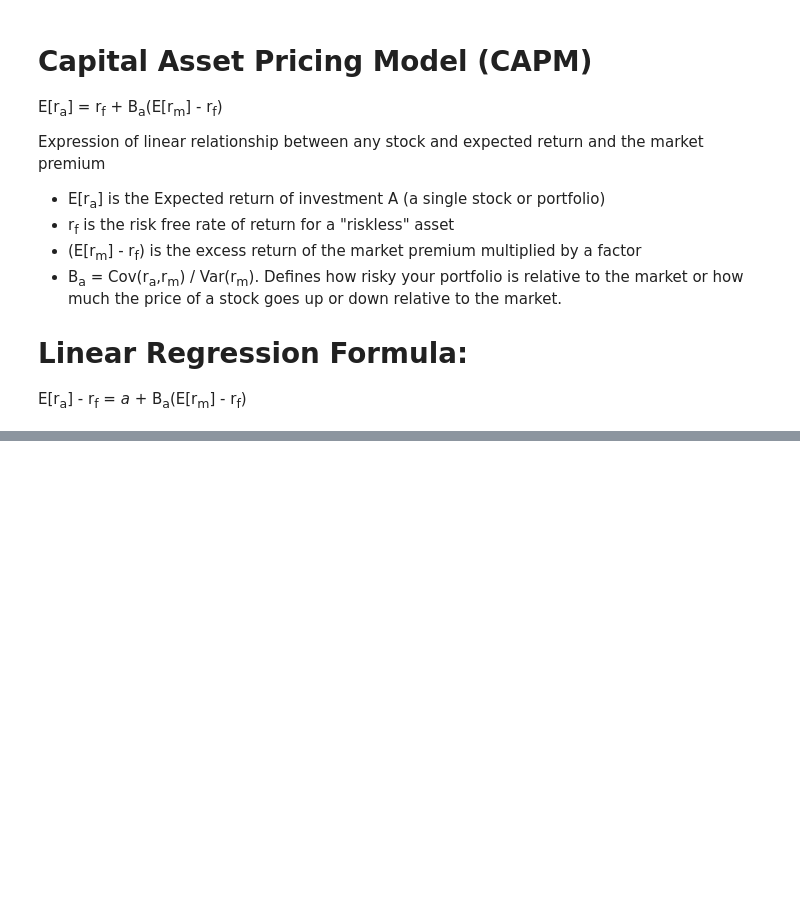
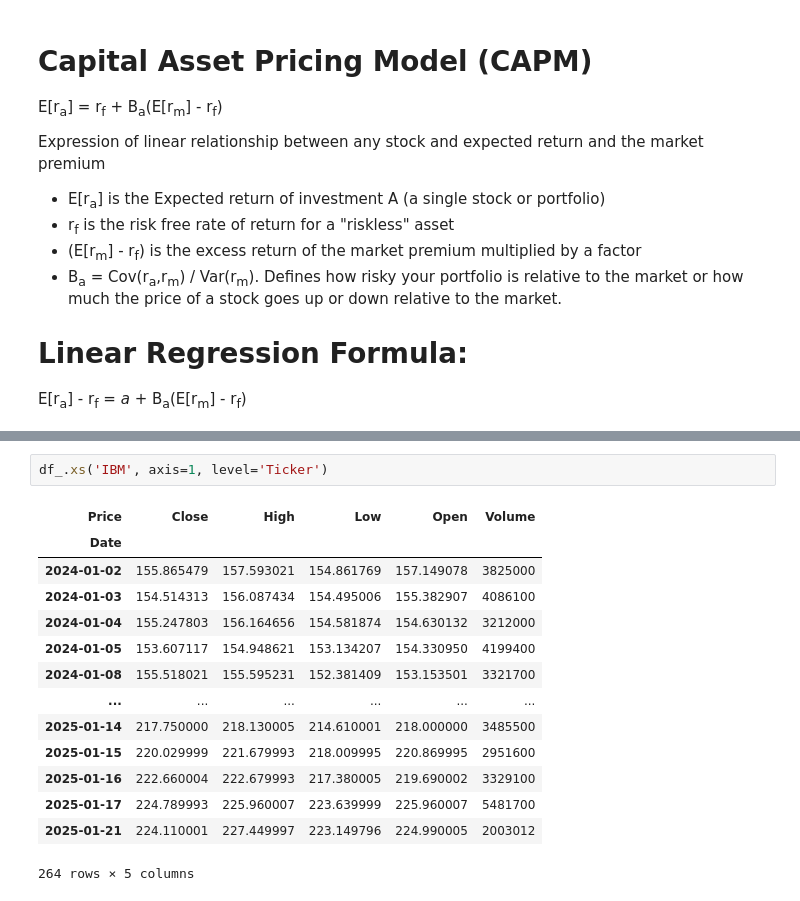
Before and after one commit to 5791nbm/FinCoLab, a Jupyter notebook: CAPM.ipynb, the cells around one changed output, grey strips where cells are left out. Cells and saved outputs as stored; diff of their text form; blank space fills up the shorter version.

```diff
--- a/CAPM.ipynb
+++ b/CAPM.ipynb
@@ -18,0 +49,17 @@ E[r<sub>a</sub>] - r<sub>f</sub> = *a* + B<sub>a</sub>(E[r<sub>m</sub>] - r<sub>
+# %%
+df_.xs('IBM', axis=1, level='Ticker')
+# %% [output]
+| Price | Close | High | Low | Open | Volume |
+| Date |  |  |  |  |  |
+| 2024-01-02 | 155.865479 | 157.593021 | 154.861769 | 157.149078 | 3825000 |
+| 2024-01-03 | 154.514313 | 156.087434 | 154.495006 | 155.382907 | 4086100 |
+| 2024-01-04 | 155.247803 | 156.164656 | 154.581874 | 154.630132 | 3212000 |
+| 2024-01-05 | 153.607117 | 154.948621 | 153.134207 | 154.330950 | 4199400 |
+| 2024-01-08 | 155.518021 | 155.595231 | 152.381409 | 153.153501 | 3321700 |
+| ... | ... | ... | ... | ... | ... |
+| 2025-01-14 | 217.750000 | 218.130005 | 214.610001 | 218.000000 | 3485500 |
+| 2025-01-15 | 220.029999 | 221.679993 | 218.009995 | 220.869995 | 2951600 |
+| 2025-01-16 | 222.660004 | 222.679993 | 217.380005 | 219.690002 | 3329100 |
+| 2025-01-17 | 224.789993 | 225.960007 | 223.639999 | 225.960007 | 5481700 |
+| 2025-01-21 | 224.110001 | 227.449997 | 223.149796 | 224.990005 | 2003012 |
+264 rows × 5 columns
```
Also changed, not shown: parts of 5 cells of this notebook.
